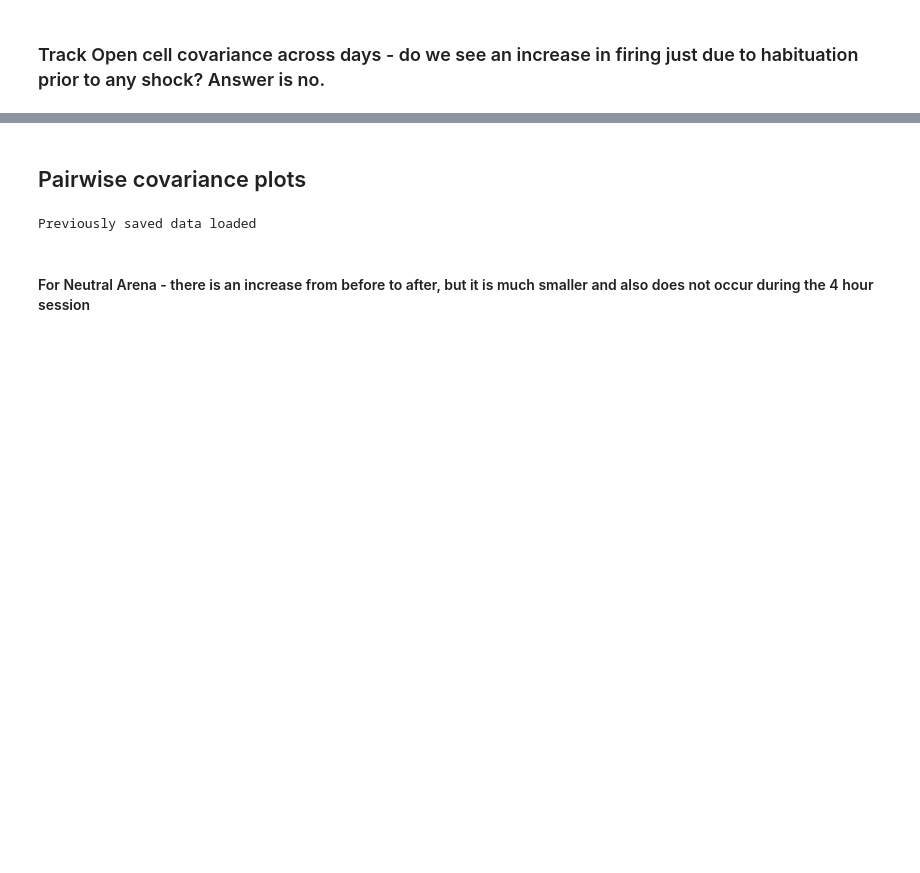
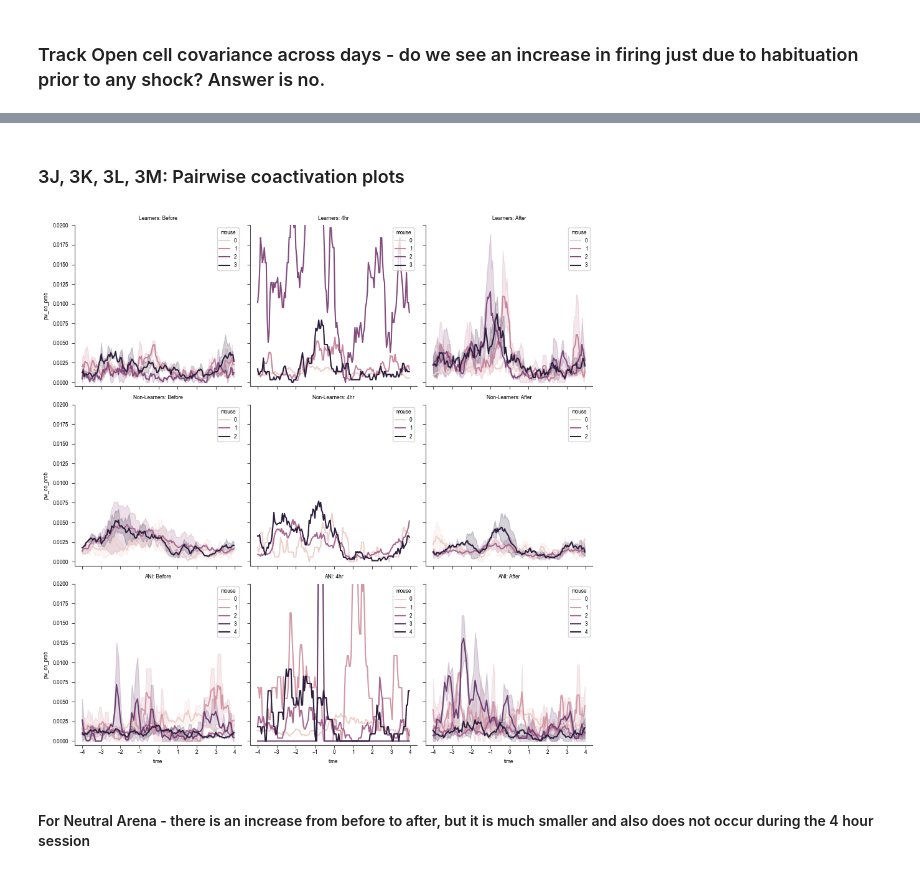
Before and after one commit to nkinsky/Eraser, a Jupyter notebook: Notebooks/Figure3.ipynb, the cells around one changed output, grey strips where cells are left out. Saved outputs shown, nothing was run; the diff lists cells and outputs as text; code cells hidden in the pictures; blank space fills up the shorter version.

Commit message:
updated pairwise coactivity plots with correct stats + sanity check plots

```diff
--- a/Notebooks/Figure3.ipynb
+++ b/Notebooks/Figure3.ipynb
@@ -184,3 +175,21 @@ PBEcomb_simp2 = add_memory_designations(pd.concat(PBEcomb_simp.values()), key_us
+# %%
+# Plot PBEs with 3 groups for reference
+alpha = 0.05
+
+cmap_3grps = plt.get_cmap('Set2').colors
+
+_, ax = plt.subplots(1, 3, figsize=(10, 3))
+ax_aft_3grps, _ = FigS6comb.subplot(FigS6.gs[3, 3])
+
+for ida, (a, desig) in enumerate(zip(np.hstack((ax, ax_aft_3grps)), ['Before', '4hr', 'After', 'After'])):
+
+    PBEcomb_use = PBEcomb if ida < 3 else PBEcomb[PBEcomb.group != 'ANI']
+    sns.lineplot(data=PBEcomb_use[PBEcomb_use['Designation'] == desig], palette=cmap_3grps, dashes=["", (2.5, 1)],
+                                    x='times', y='act_neuron_ratio_z', hue='group', style='group', ax=a)
+
+    a.set_xlabel('Time from freeze start (s)')
+    a.set_ylabel(r'$Z_{nactive}$')
+    a.set_title(desig)
 # %%
 # Now plot PBEs
 alpha = 0.05
@@ -448,6 +387,8 @@ for a, astat_use, day_group, sesh_time in zip(axuse, axstat_test, [[-2, -1], [4]
                    f'Lrn. v. ANI Mann-Whitney (1 sided): {pg.mwu(rast_combined[0], rast_combined[2], alternative="less")}')
     astat_use.text(0.1, ystat - 0.2,
                    f'Nlrn. v. ANI Mann-Whitney (1 sided): {pg.mwu(rast_combined[1], rast_combined[2], alternative="less")}')
+    astat_use.text(0.1, ystat - 0.3,
+                   f'n = {len(rast_combined[0])} Learners, n = {len(rast_combined[1])} Non-Learners, n = {len(rast_combined[2])} ANI')
 
     for line, color_use in zip(a.get_children()[0:3], map_use):
         line.set_color(color_use)
@@ -1262,2 +1121,2 @@ Text(0.1, 0.05, '               Contrast         Group         A             B P
 # %% [markdown]
-## Pairwise covariance plots
+### 3J, 3K, 3L, 3M: Pairwise coactivation plots
@@ -1264,13 +1137,13 @@ Text(0.1, 0.05, '               Contrast         Group         A             B P
 # %%
 # Calculate pairwise activity and sort into before/during (4 hour)/after
-try:
-    coact_df_freeze4 = load_df("coact_df_freeze", save_dir=group_data_dir)
-    print("Previously saved data loaded")
-except FileNotFoundError:
-    coact_df_freeze4 = cova.gen_pw_coact('freeze_onset', buffer_sec=buffer_sec_use, buffer_sec_filt=buffer_sec_use,
-                                         cell_filt='freeze_cells')
-    coact_df_freeze4 = add_memory_designations(coact_df_freeze4, key_use='day',
-                                               before=[-2, -1], during=[4], after=[1, 2])
+# try:
+#     coact_df_freeze4 = load_df("coact_df_freeze", save_dir=group_data_dir)
+#     print("Previously saved data loaded")
+# except FileNotFoundError:
+coact_df_freeze4 = cova.gen_pw_coact('freeze_onset', buffer_sec=buffer_sec_use, buffer_sec_filt=buffer_sec_use,
+                                     cell_filt='freeze_cells', take_mean_across="session")
+coact_df_freeze4 = add_memory_designations(coact_df_freeze4, key_use='day',
+                                           before=[-2, -1], during=[4], after=[1, 2])
 
 # Now sort into groups
 ctrl_df = coact_df_freeze4[(coact_df_freeze4['group'] == 'Learners') |
@@ -1283,8 +1156,17 @@ nlrn_df = coact_df_freeze4[(coact_df_freeze4['group'] == 'Non-learners')]
 nlrn_df.loc[:, 'day'] = nlrn_df['day'].astype(str)  # hack to make hue_order work
 ani_df = coact_df_freeze4[coact_df_freeze4['group'] == 'ANI']
 ani_df.loc[:, 'day'] = ani_df['day'].astype(str)  # hack to make hue_order work
-# %% [output]
-Previously saved data loaded
+# %%
+# plot pw coactivation broken down by mouse - shows that effect is consistent for all mice, in particular the Day 1 and Day 2 increase in
+# pairwise coactivation probability
+_, ax = plt.subplots(3, 3, figsize=(9, 9), sharey=True, sharex=True)
+for arow, grp_df, grp_name in zip(ax, [lrn_df, nlrn_df, ani_df], ["Learners", "Non-Learners", "ANI"]):
+    for a, desig in zip(arow, ["Before", "4hr", "After"]):
+        sns.lineplot(data=grp_df[grp_df.Designation == desig], x="time", y="pw_co_prob", hue="mouse", ax=a)
+        a.set_title(f"{grp_name}: {desig}")
+        a.set_ylim([-0.0005, 0.02])
+# %% [output]
+[figure, added]
 # %%
 # Generate plots
 
```
Also changed, not shown: parts of 48 cells of this notebook.
